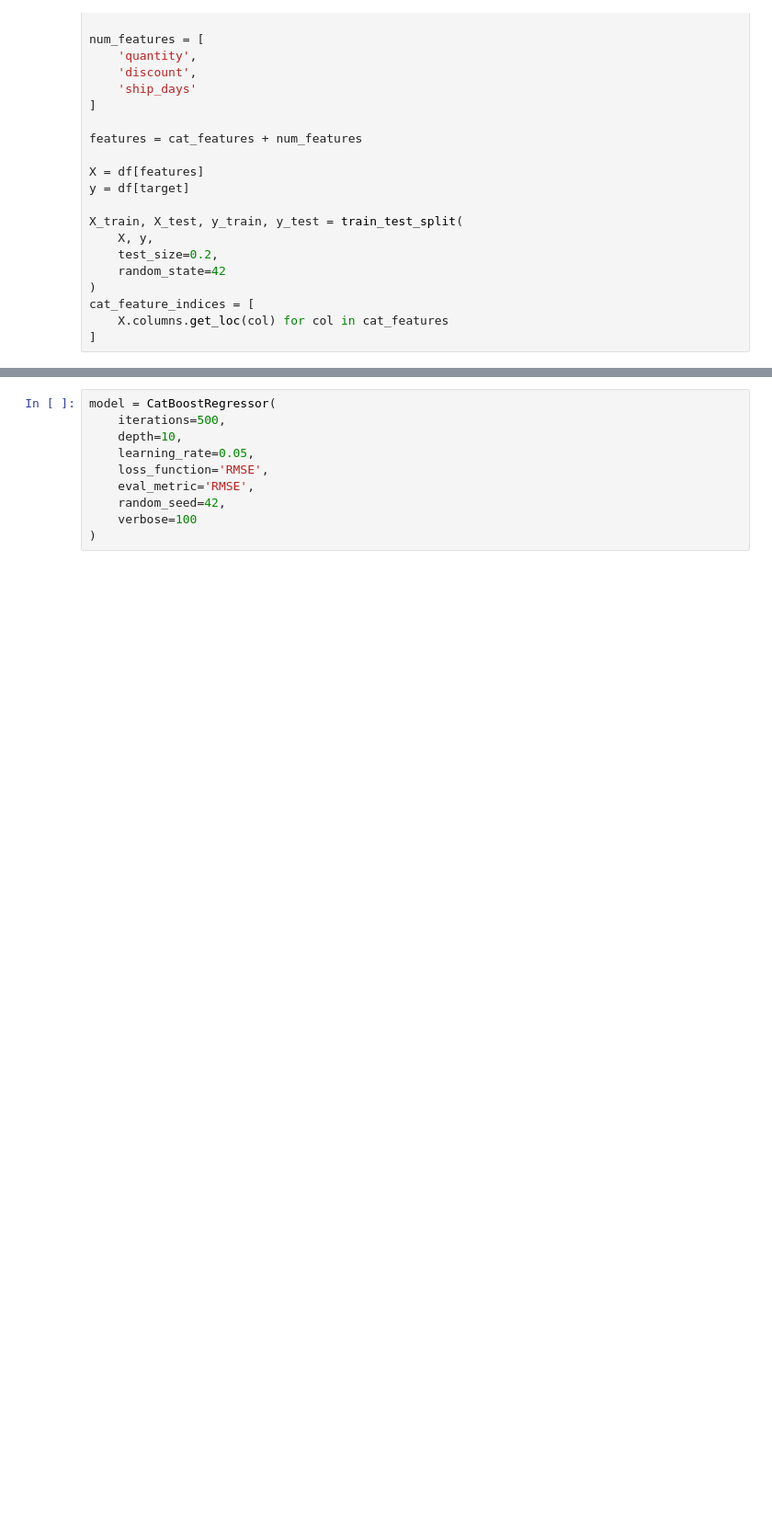
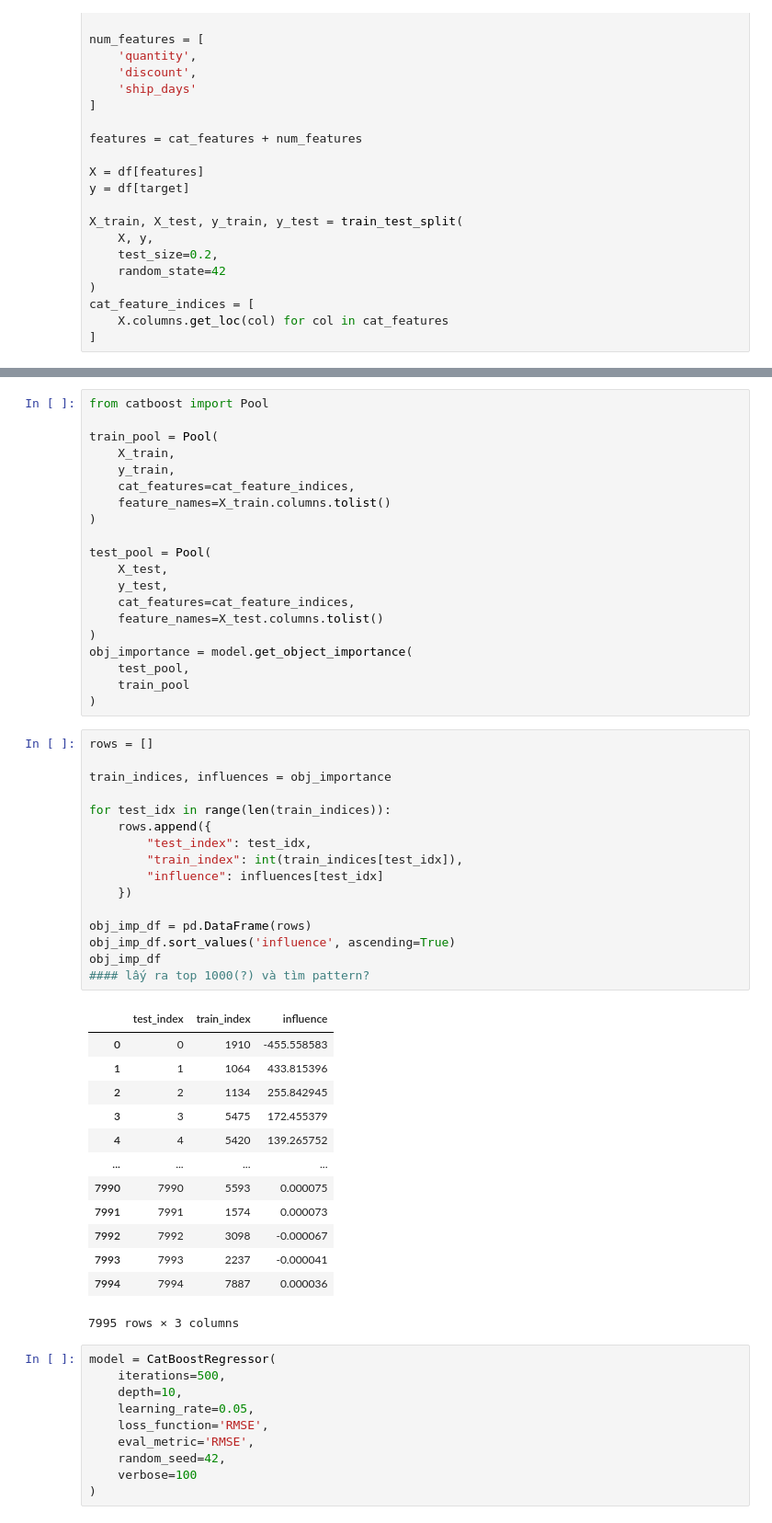
Before and after one commit to quynhho27/Superstore-Sales-Discount-Strategy-, a Jupyter notebook: Superstore Analysis.ipynb, the cells around one changed output, grey strips where cells are left out. Shown at 92% size. Saved outputs shown, nothing was run; the diff lists cells and outputs as text; blank space fills up the shorter version.

Commit message:
catboost again

```diff
--- a/Superstore Analysis.ipynb
+++ b/Superstore Analysis.ipynb
@@ -1074,3 +1219,53 @@ cat_feature_indices = [
+# %%
+from catboost import Pool
+
+train_pool = Pool(
+    X_train,
+    y_train,
+    cat_features=cat_feature_indices,
+    feature_names=X_train.columns.tolist()
+)
+
+test_pool = Pool(
+    X_test,
+    y_test,
+    cat_features=cat_feature_indices,
+    feature_names=X_test.columns.tolist()
+)
+obj_importance = model.get_object_importance(
+    test_pool,
+    train_pool
+)
+# %%
+rows = []
+
+train_indices, influences = obj_importance
+
+for test_idx in range(len(train_indices)):
+    rows.append({
+        "test_index": test_idx,
+        "train_index": int(train_indices[test_idx]),
+        "influence": influences[test_idx]
+    })
+
+obj_imp_df = pd.DataFrame(rows)
+obj_imp_df.sort_values('influence', ascending=True)
+obj_imp_df
+#### lấy ra top 1000(?) và tìm pattern?
+# %% [output]
+|  | test_index | train_index | influence |
+| 0 | 0 | 1910 | -455.558583 |
+| 1 | 1 | 1064 | 433.815396 |
+| 2 | 2 | 1134 | 255.842945 |
+| 3 | 3 | 5475 | 172.455379 |
+| 4 | 4 | 5420 | 139.265752 |
+| ... | ... | ... | ... |
+| 7990 | 7990 | 5593 | 0.000075 |
+| 7991 | 7991 | 1574 | 0.000073 |
+| 7992 | 7992 | 3098 | -0.000067 |
+| 7993 | 7993 | 2237 | -0.000041 |
+| 7994 | 7994 | 7887 | 0.000036 |
+7995 rows × 3 columns
 # %%
 model = CatBoostRegressor(
     iterations=500,
```
Also changed, not shown: parts of 22 cells of this notebook, 6 other files.
